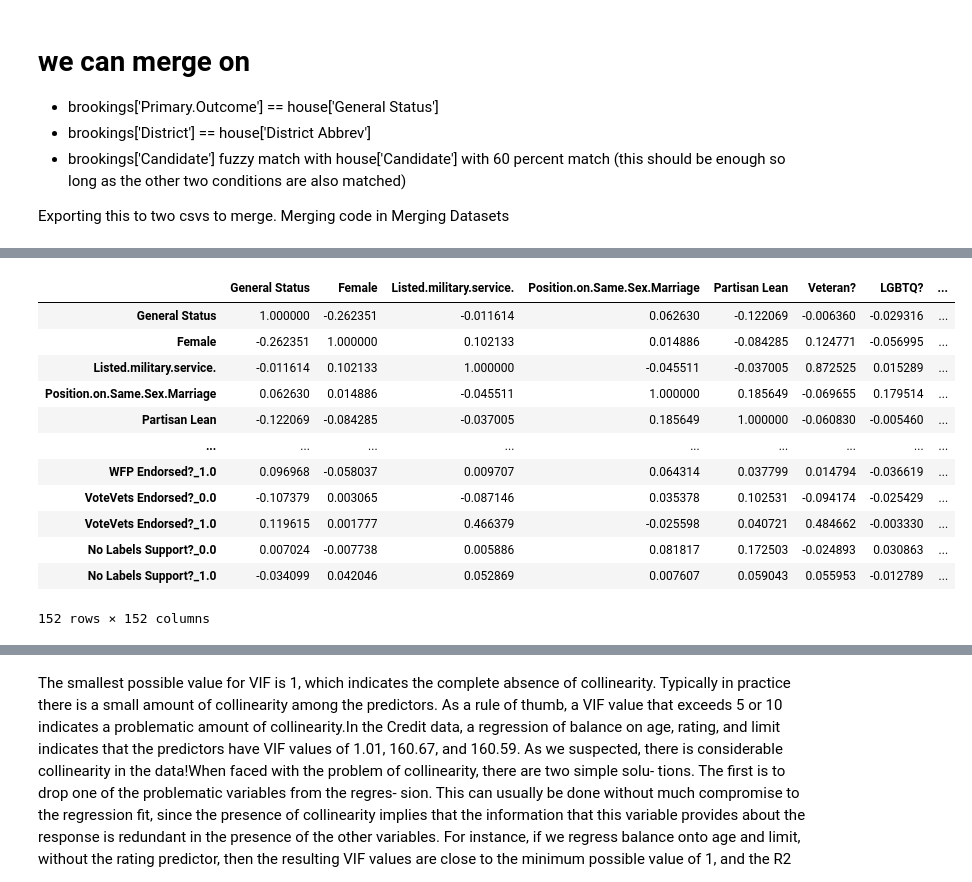
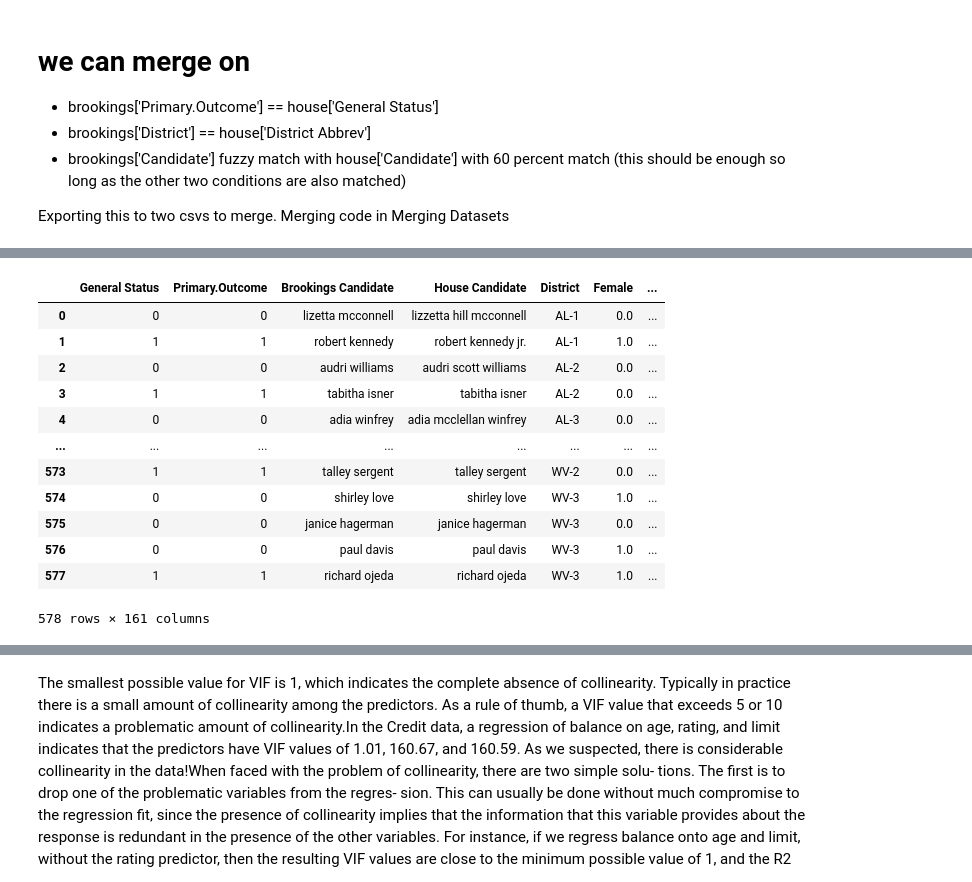
Before and after one commit to tetsu2001/102-project, a Jupyter notebook: sara/sara's eda.ipynb, the cells around one changed output, grey strips where cells are left out. Saved outputs shown, nothing was run; the diff lists cells and outputs as text; code cells hidden in the pictures.

```diff
--- a/sara/sara's eda.ipynb
+++ b/sara/sara's eda.ipynb
@@ -275,20 +637,23 @@ new_df = move_column_to_front(new_df, ['General Status'])
 # %%
 new_df.to_csv(Path('ready_for_modelling.csv'))
 # %%
-correlation_matrix = new_df.corr()
-cols = correlation_matrix.columns
-correlation_matrix
+# correlation_matrix = new_df.corr()
+# cols = correlation_matrix.columns
+# #correlation_matrix
+# new_df = drop_columns(new_df,['Primary.Outcome', 'District Abbrev','House Candidate','Brookings Candidate','total_runners_house','District','Previous.Electoral.Experience','SinglePayer'])
+
+# new_df
 # %% [output]
-|  | General Status | Female | Listed.military.service. | Position.on.Same.Sex.Marriage | Partisan Lean | Veteran? | LGBTQ? | ... |
-| General Status | 1.000000 | -0.262351 | -0.011614 | 0.062630 | -0.122069 | -0.006360 | -0.029316 | ... |
-| Female | -0.262351 | 1.000000 | 0.102133 | 0.014886 | -0.084285 | 0.124771 | -0.056995 | ... |
-| Listed.military.service. | -0.011614 | 0.102133 | 1.000000 | -0.045511 | -0.037005 | 0.872525 | 0.015289 | ... |
-| Position.on.Same.Sex.Marriage | 0.062630 | 0.014886 | -0.045511 | 1.000000 | 0.185649 | -0.069655 | 0.179514 | ... |
-| Partisan Lean | -0.122069 | -0.084285 | -0.037005 | 0.185649 | 1.000000 | -0.060830 | -0.005460 | ... |
-| ... | ... | ... | ... | ... | ... | ... | ... | ... |
-| WFP Endorsed?_1.0 | 0.096968 | -0.058037 | 0.009707 | 0.064314 | 0.037799 | 0.014794 | -0.036619 | ... |
-| VoteVets Endorsed?_0.0 | -0.107379 | 0.003065 | -0.087146 | 0.035378 | 0.102531 | -0.094174 | -0.025429 | ... |
-| VoteVets Endorsed?_1.0 | 0.119615 | 0.001777 | 0.466379 | -0.025598 | 0.040721 | 0.484662 | -0.003330 | ... |
-| No Labels Support?_0.0 | 0.007024 | -0.007738 | 0.005886 | 0.081817 | 0.172503 | -0.024893 | 0.030863 | ... |
-| No Labels Support?_1.0 | -0.034099 | 0.042046 | 0.052869 | 0.007607 | 0.059043 | 0.055953 | -0.012789 | ... |
+|  | General Status | Primary.Outcome | Brookings Candidate | House Candidate | District | Female | ... |
+| 0 | 0 | 0 | lizetta mcconnell | lizzetta hill mcconnell | AL-1 | 0.0 | ... |
+| 1 | 1 | 1 | robert kennedy | robert kennedy jr. | AL-1 | 1.0 | ... |
+| 2 | 0 | 0 | audri williams | audri scott williams | AL-2 | 0.0 | ... |
+| 3 | 1 | 1 | tabitha isner | tabitha isner | AL-2 | 0.0 | ... |
+| 4 | 0 | 0 | adia winfrey | adia mcclellan winfrey | AL-3 | 0.0 | ... |
+| ... | ... | ... | ... | ... | ... | ... | ... |
+| 573 | 1 | 1 | talley sergent | talley sergent | WV-2 | 0.0 | ... |
+| 574 | 0 | 0 | shirley love | shirley love | WV-3 | 1.0 | ... |
+| 575 | 0 | 0 | janice hagerman | janice hagerman | WV-3 | 0.0 | ... |
+| 576 | 0 | 0 | paul davis | paul davis | WV-3 | 1.0 | ... |
+| 577 | 1 | 1 | richard ojeda | richard ojeda | WV-3 | 1.0 | ... |
-152 rows × 152 columns
+578 rows × 161 columns
```
Also changed, not shown: parts of 47 cells of this notebook, 4 other files.
